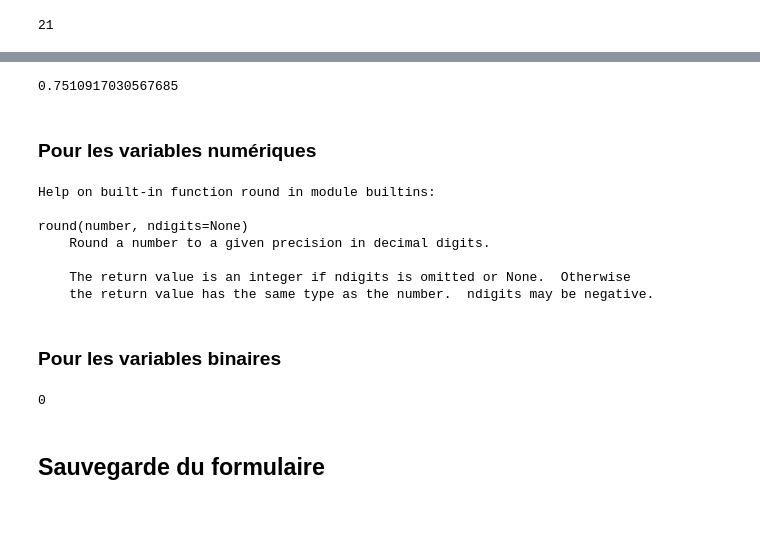
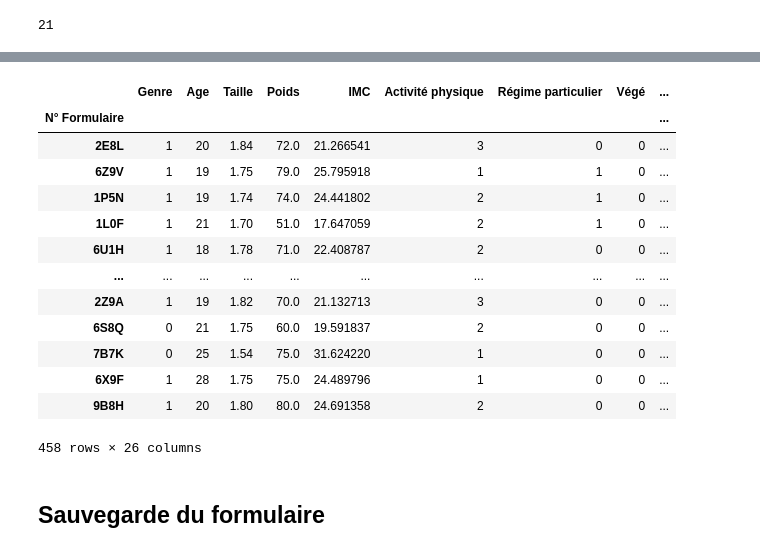
Before and after one commit to hippolyte456/Projet_MIChoCo, a Jupyter notebook: data_CROUS/data_processed/merged_one_hot/Merging_4Formulaires.ipynb, the cells around one changed output, grey strips where cells are left out. Drawn from its saved outputs; the diff is of its cells as text; code cells hidden in the pictures; blank space fills up the shorter version.

```diff
--- a/data_CROUS/data_processed/merged_one_hot/Merging_4Formulaires.ipynb
+++ b/data_CROUS/data_processed/merged_one_hot/Merging_4Formulaires.ipynb
@@ -162,0 +170,2 @@ Nb convives :  [4 nan 2 1 3 5 7 8 9 6 10 14]
+# %%
+csv_tot["Taille"].loc[np.where(csv_tot["Taille"]>=3)] = csv_tot["Taille"].loc[np.where(csv_tot["Taille"]>=3)]/100
@@ -463,44 +472,20 @@ csv_tot = csv_tot.astype({'Genre':int, 'Age':int, 'Taille':float, 'Poids':float,
-# %%
-csv_tot['Activité physique'] = csv_tot['Activité physique'].fillna(means['Activité physique'])
-csv_tot['Fréquence CROUS'] = csv_tot['Fréquence CROUS'].fillna(means['Fréquence CROUS'])
-csv_tot['Influ sociale'] = csv_tot['Influ sociale'].fillna(means['Influ sociale'])
-csv_tot['Percept senso'] = csv_tot['Percept senso'].fillna(means['Percept senso'])
-csv_tot['Nb file'] = csv_tot['Nb file'].fillna(means['Nb file'])
-csv_tot['Faim'] = csv_tot['Faim'].fillna(means['Faim'])
-csv_tot['Stress'] = csv_tot['Stress'].fillna(means['Stress'])
-csv_tot['Equilibre alim'] = csv_tot['Equilibre alim'].fillna(means['Equilibre alim'])
-
-
-['Genre', 'Age', 'Taille', 'Poids', 'IMC', 'Activité physique',
-       'Régime particulier', 'Végé', 'Fréquence CROUS', 'Equilibre alim',
-       'Seule ou en groupe', 'Nb groupe entrée', 'Proximité', 'Connaissance',
-       'Parti groupe', 'Influ sociale', 'Percept senso', 'Nb file', 'Faim',
-       'Stress', 'Nb convives', 'Ami 1', 'Ami 2', 'Ami 3', 'Ami 4', 'Ami 5']
-# %% [output]
-0.7510917030567685
-# %% [markdown]
-### Pour les variables numériques
-# %%
-csv_tot['Stress'] = csv_tot['Stress'].fillna(means['Stress'])
-csv_tot['Stress'] = csv_tot['Stress'].fillna(means['Stress'])
-csv_tot['Stress'] = csv_tot['Stress'].fillna(means['Stress'])
-csv_tot['Stress'] = csv_tot['Stress'].fillna(means['Stress'])
-csv_tot['Stress'] = csv_tot['Stress'].fillna(means['Stress'])
-csv_tot['Stress'] = csv_tot['Stress'].fillna(means['Stress'])
-# %% [output]
-Help on built-in function round in module builtins:
-
-round(number, ndigits=None)
-    Round a number to a given precision in decimal digits.
-
-    The return value is an integer if ndigits is omitted or None.  Otherwise
-    the return value has the same type as the number.  ndigits may be negative.
-# %% [markdown]
-### Pour les variables binaires
-# %%
-round(means["Végé"])
-# %% [output]
-0
+# %%
+csv_tot
+# %% [output]
+|  | Genre | Age | Taille | Poids | IMC | Activité physique | Régime particulier | Végé | ... |
+| N° Formulaire |  |  |  |  |  |  |  |  | ... |
+| 2E8L | 1 | 20 | 1.84 | 72.0 | 21.266541 | 3 | 0 | 0 | ... |
+| 6Z9V | 1 | 19 | 1.75 | 79.0 | 25.795918 | 1 | 1 | 0 | ... |
+| 1P5N | 1 | 19 | 1.74 | 74.0 | 24.441802 | 2 | 1 | 0 | ... |
+| 1L0F | 1 | 21 | 1.70 | 51.0 | 17.647059 | 2 | 1 | 0 | ... |
+| 6U1H | 1 | 18 | 1.78 | 71.0 | 22.408787 | 2 | 0 | 0 | ... |
+| ... | ... | ... | ... | ... | ... | ... | ... | ... | ... |
+| 2Z9A | 1 | 19 | 1.82 | 70.0 | 21.132713 | 3 | 0 | 0 | ... |
+| 6S8Q | 0 | 21 | 1.75 | 60.0 | 19.591837 | 2 | 0 | 0 | ... |
+| 7B7K | 0 | 25 | 1.54 | 75.0 | 31.624220 | 1 | 0 | 0 | ... |
+| 6X9F | 1 | 28 | 1.75 | 75.0 | 24.489796 | 1 | 0 | 0 | ... |
+| 9B8H | 1 | 20 | 1.80 | 80.0 | 24.691358 | 2 | 0 | 0 | ... |
+458 rows × 26 columns
 # %% [markdown]
 ## Sauvegarde du formulaire
 # %%
```
Also changed, not shown: parts of 4 cells of this notebook, 3 other files.
